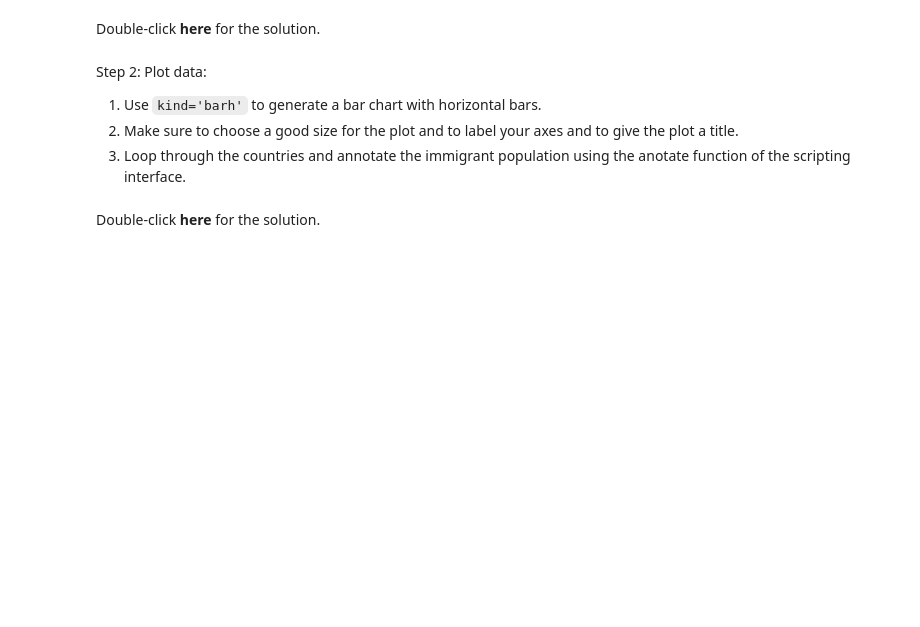
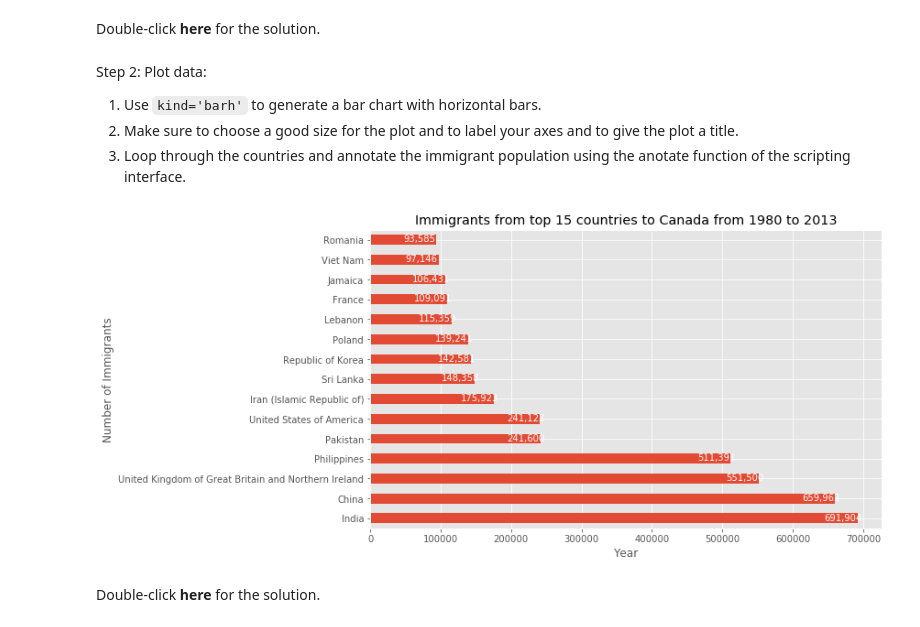
Before and after one commit to mugdhav/IBMCert, a Jupyter notebook: DVweek2_Area_Plots_Histograms_and_Bar_Charts_solved.ipynb, the cells around one changed output. Cells and saved outputs as stored; diff of their text form; code cells hidden in the pictures; blank space fills up the shorter version.

```diff
--- a/DVweek2_Area_Plots_Histograms_and_Bar_Charts_solved.ipynb
+++ b/DVweek2_Area_Plots_Histograms_and_Bar_Charts_solved.ipynb
@@ -651,0 +734,13 @@ Step 1: Get the data pertaining to the top 15 countries.
+# %%
+### type your answer here
+df_can.sort_values(['Total'], ascending=False, axis=0, inplace=True)
+
+# get the top 15 entries
+df_Top15 = df_can['Total'].head(15)
+
+# transpose the dataframe
+#df_Top15 = df_Top15[years].transpose()
+
+#df_Top15.index = df_Top15.index.map(int)#why do this?
+
+df_Top15
@@ -671,3 +782,20 @@ Step 2: Plot data:
+# %%
+### type your answer here
+df_Top15.plot(kind='barh', figsize=(10, 6))
+
+plt.xlabel('Year')
+plt.ylabel('Number of Immigrants')
+plt.title('Immigrants from top 15 countries to Canada from 1980 to 2013')
+#for i in df_Top15.index:
+    #plt.annotate()
+#    label = format(int(value), ',')
+for index, value in enumerate(df_Top15):
+    label = format(int(value), ',') # format int with commas
+    # place text at the end of bar (subtracting 47000 from x, and 0.1 from y to make it fit within the bar)
+    plt.annotate(label, xy=(value - 47000, index - 0.10), color='white')
+plt.show()
+# %% [output]
+[figure, added]
 # %% [markdown]
 Double-click __here__ for the solution.
 <!-- The correct answer is:
```
Also changed, not shown: parts of 23 cells of this notebook.
